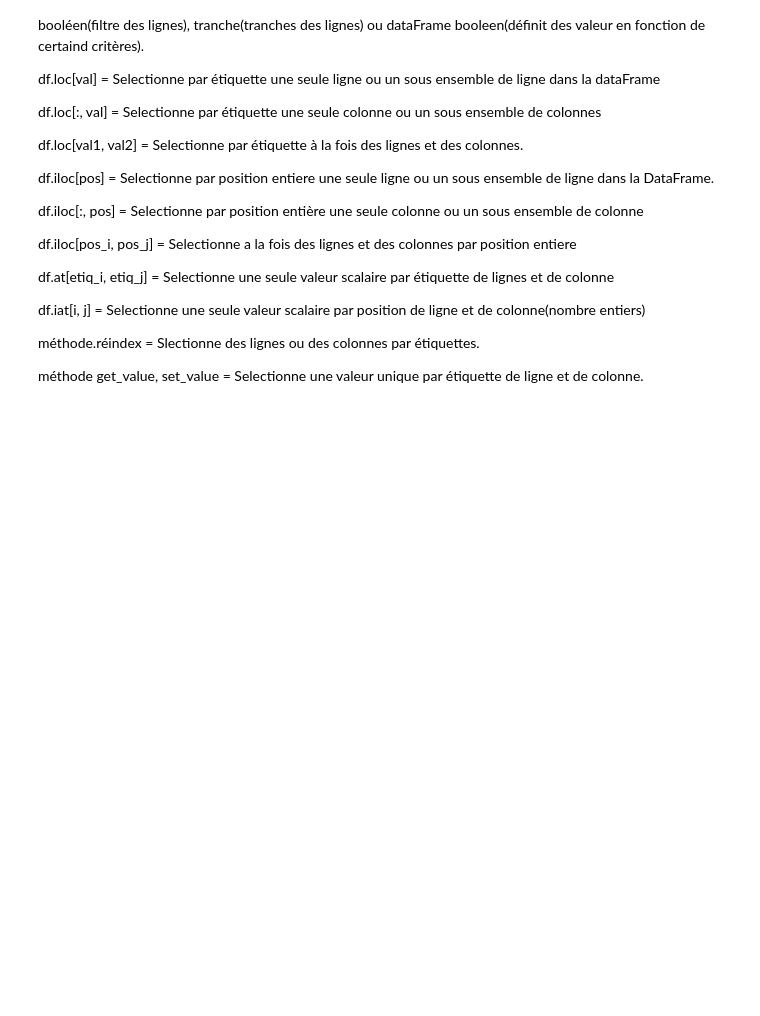
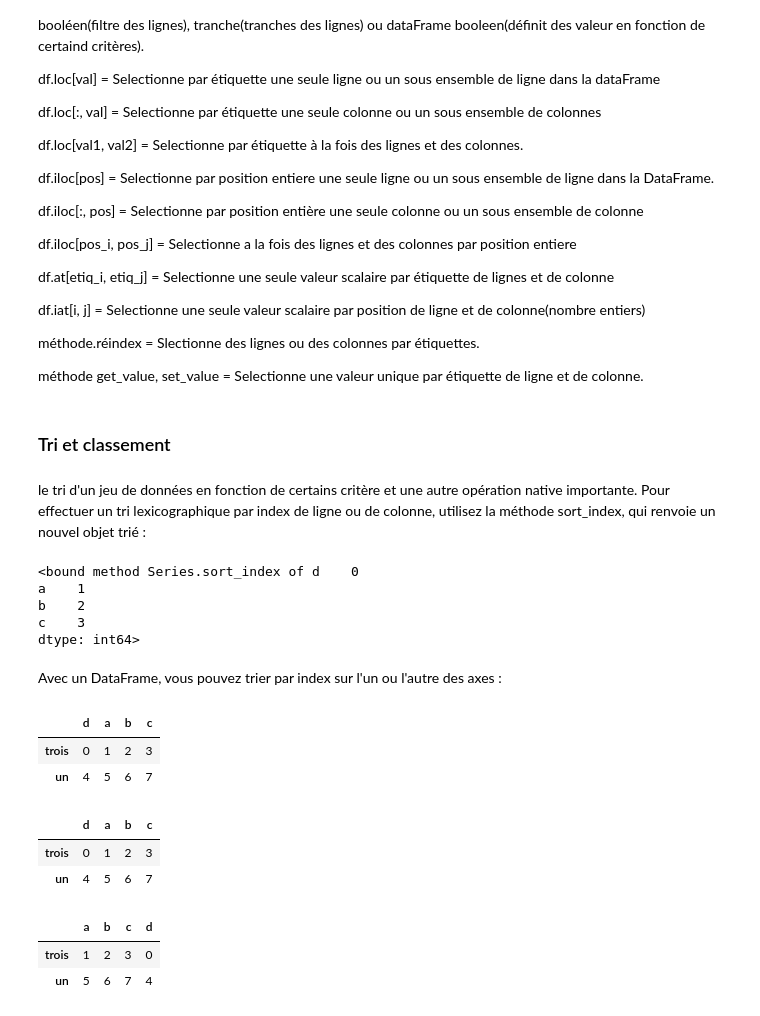
Before and after one commit to AlexisSTH/Apprentissage-Pandas-Python, a Jupyter notebook: Fonctionnalite essentielles.ipynb, the cells around one changed output. Cells and saved outputs as stored; diff of their text form; code cells hidden in the pictures; blank space fills up the shorter version.

```diff
--- a/Fonctionnalite essentielles.ipynb
+++ b/Fonctionnalite essentielles.ipynb
@@ -389,3 +389,7 @@ df.iat[i, j] = Selectionne une seule valeur scalaire par position de ligne et de
 méthode.réindex = Slectionne des lignes ou des colonnes par étiquettes.
 
 méthode get_value, set_value = Selectionne une valeur unique par étiquette de ligne et de colonne.
+# %% [markdown]
+### Tri et classement
+# %% [markdown]
+le tri d'un jeu de données en fonction de certains critère et une autre opération native importante. Pour effectuer un tri lexicographique par index de ligne ou de colonne, utilisez la méthode sort_index, qui renvoie un nouvel objet trié :
@@ -391,0 +398,29 @@ méthode get_value, set_value = Selectionne une valeur unique par étiquette de
+# %%
+obj.sort_index
+# %% [output]
+<bound method Series.sort_index of d    0
+a    1
+b    2
+c    3
+dtype: int64>
+# %% [markdown]
+Avec un DataFrame, vous pouvez trier par index sur l'un ou l'autre des axes :
+# %%
+frame = pd.DataFrame(np.arange(8).reshape((2, 4)), index=['trois', 'un'], columns=['d', 'a', 'b', 'c'])
+frame
+# %% [output]
+|  | d | a | b | c |
+| trois | 0 | 1 | 2 | 3 |
+| un | 4 | 5 | 6 | 7 |
+# %%
+frame.sort_index()
+# %% [output]
+|  | d | a | b | c |
+| trois | 0 | 1 | 2 | 3 |
+| un | 4 | 5 | 6 | 7 |
+# %%
+frame.sort_index(axis=1)
+# %% [output]
+|  | a | b | c | d |
+| trois | 1 | 2 | 3 | 0 |
+| un | 5 | 6 | 7 | 4 |
```
Also changed, not shown: parts of 26 cells of this notebook.
